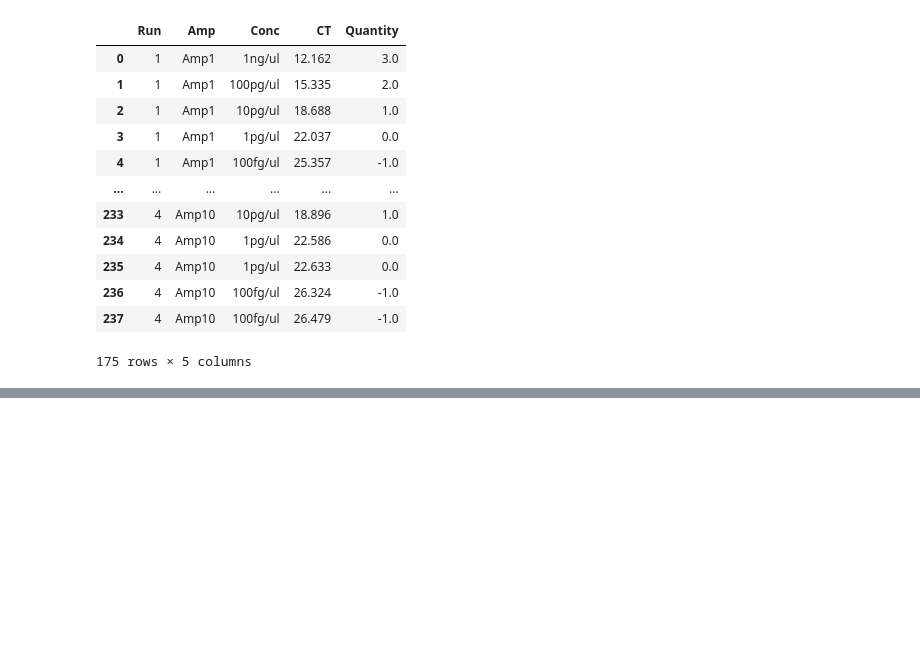
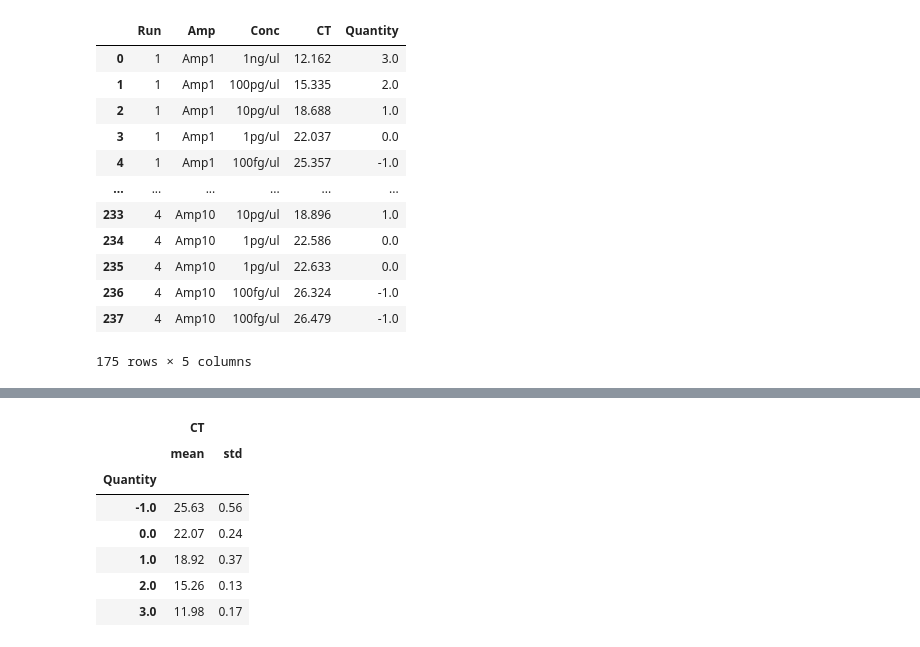
Before and after one commit to harAtEA/residual-plasmid-python, a Jupyter notebook: residual plasmid/compiled primer runs 2 to 5.ipynb, the cells around one changed output, grey strips where cells are left out. Cells and saved outputs as stored; diff of their text form; code cells hidden in the pictures; blank space fills up the shorter version.

```diff
--- a/residual plasmid/compiled primer runs 2 to 5.ipynb
+++ b/residual plasmid/compiled primer runs 2 to 5.ipynb
@@ -1702,0 +1593,11 @@ plt.savefig('compiledPlots.png')
+# %%
+(dict_for_amp['Amp4'].groupby('Quantity').agg({'CT':['mean','std']})).round(2)
+# %% [output]
+|  | CT |  |
+|  | mean | std |
+| Quantity |  |  |
+| -1.0 | 25.63 | 0.56 |
+| 0.0 | 22.07 | 0.24 |
+| 1.0 | 18.92 | 0.37 |
+| 2.0 | 15.26 | 0.13 |
+| 3.0 | 11.98 | 0.17 |
```
Also changed, not shown: parts of 20 cells of this notebook, 1 other file.
